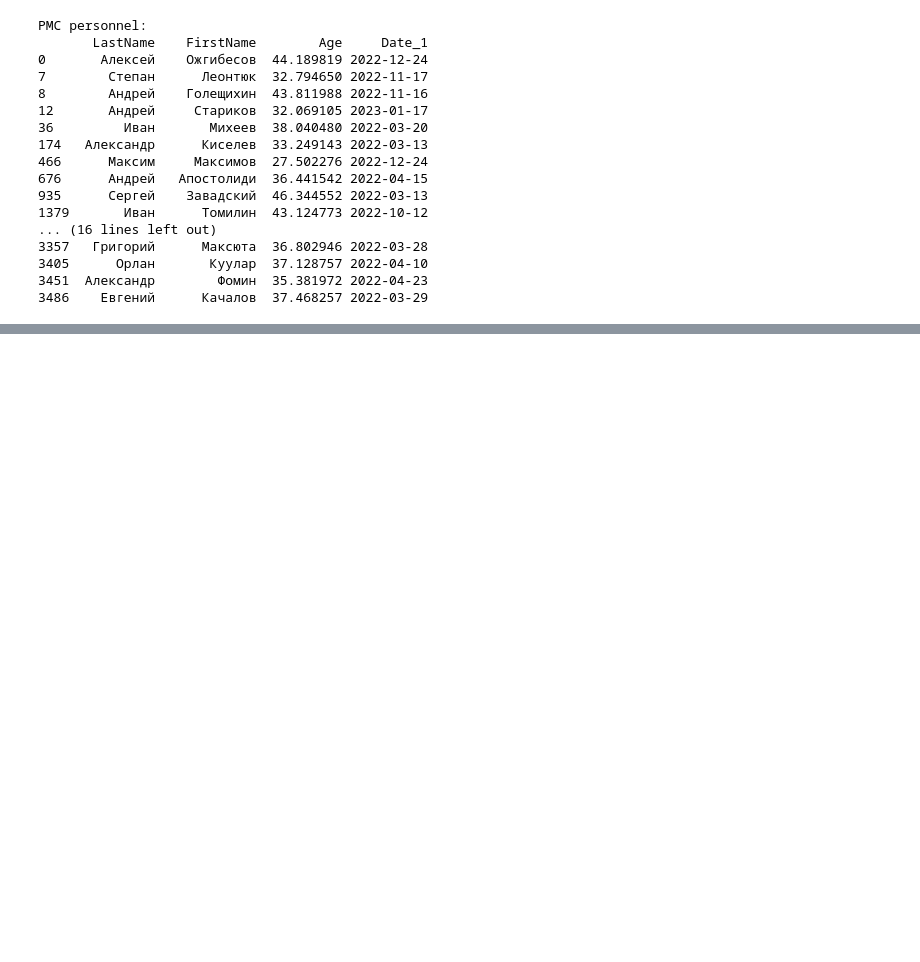
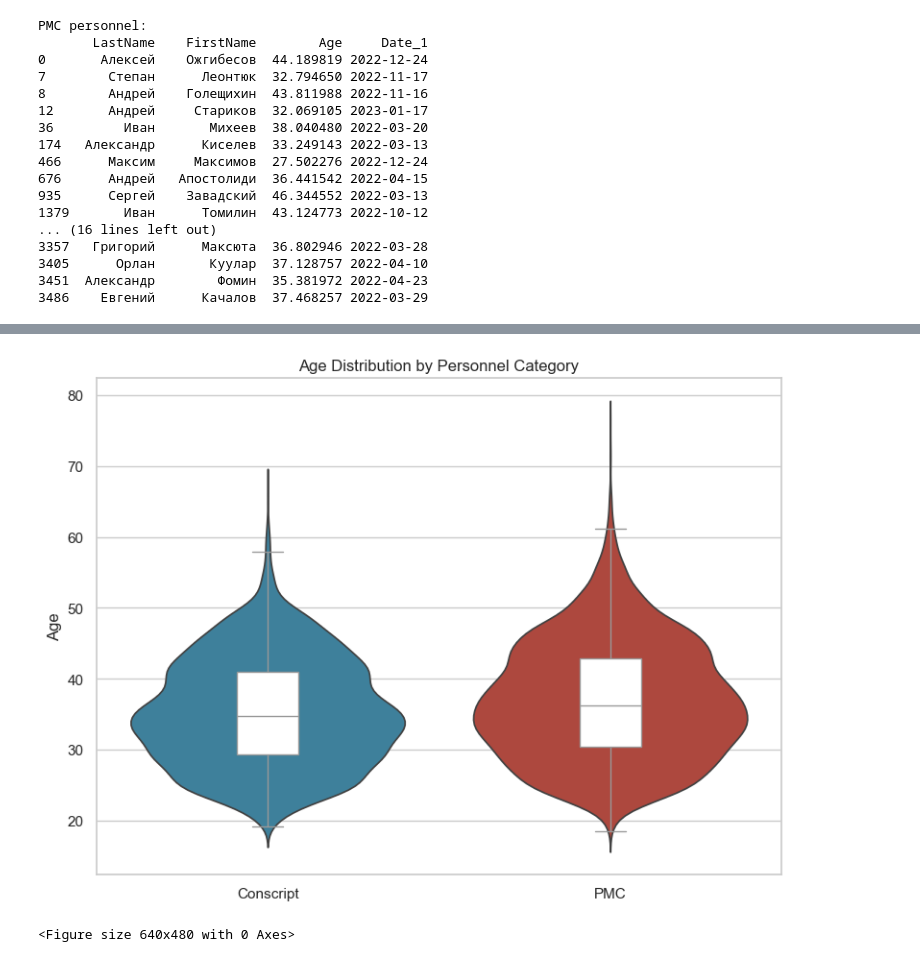
Before and after one commit to lucasanckl66/Ukr_analysis_substack, a Jupyter notebook: total vehicle loss analysis/poteru.ipynb, the cells around one changed output, grey strips where cells are left out. Saved outputs shown, nothing was run; the diff lists cells and outputs as text; code cells hidden in the pictures; blank space fills up the shorter version.

```diff
--- a/total vehicle loss analysis/poteru.ipynb
+++ b/total vehicle loss analysis/poteru.ipynb
@@ -150,0 +428,37 @@ PMC personnel:
+# %%
+plt.figure(figsize=(8, 6))
+
+sns.violinplot(
+    data=plot_data,
+    x="Category",
+    y="Age",
+    hue="Category",
+    palette=colors,
+    inner=None,
+    legend=False
+)
+
+sns.boxplot(
+    data=plot_data,
+    x="Category",
+    y="Age",
+    width=0.18,
+    showfliers=False,
+    color="white"
+)
+
+plt.title("Age Distribution by Personnel Category")
+plt.xlabel("")
+plt.ylabel("Age")
+plt.tight_layout()
+plt.show()
+
+plt.savefig(
+    "figures/Age_Distribution_PMC_Conscript_violin",
+    dpi=300,
+    bbox_inches="tight",
+    facecolor="white"
+)
+# %% [output]
+[figure, added]
+<Figure size 640x480 with 0 Axes>
```
Also changed, not shown: parts of 9 cells of this notebook, 8 other files.
